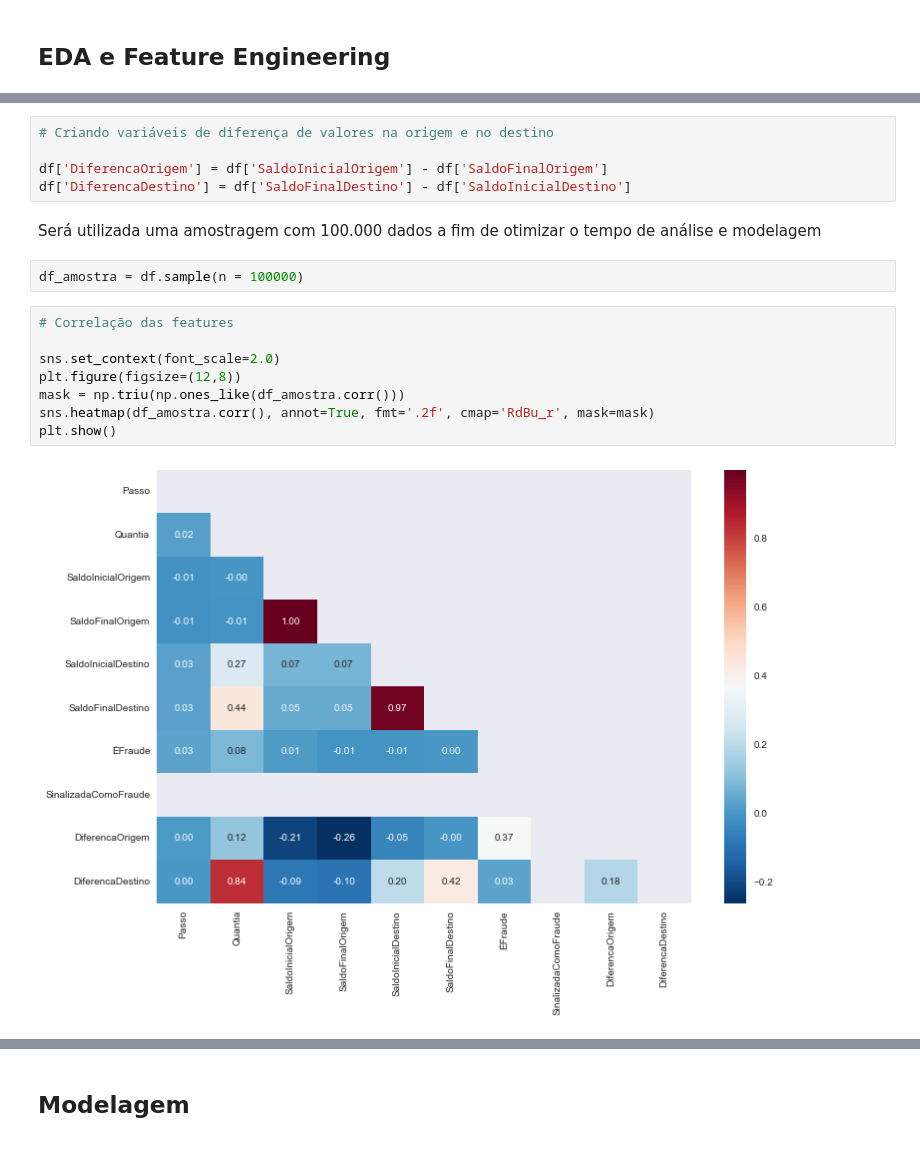
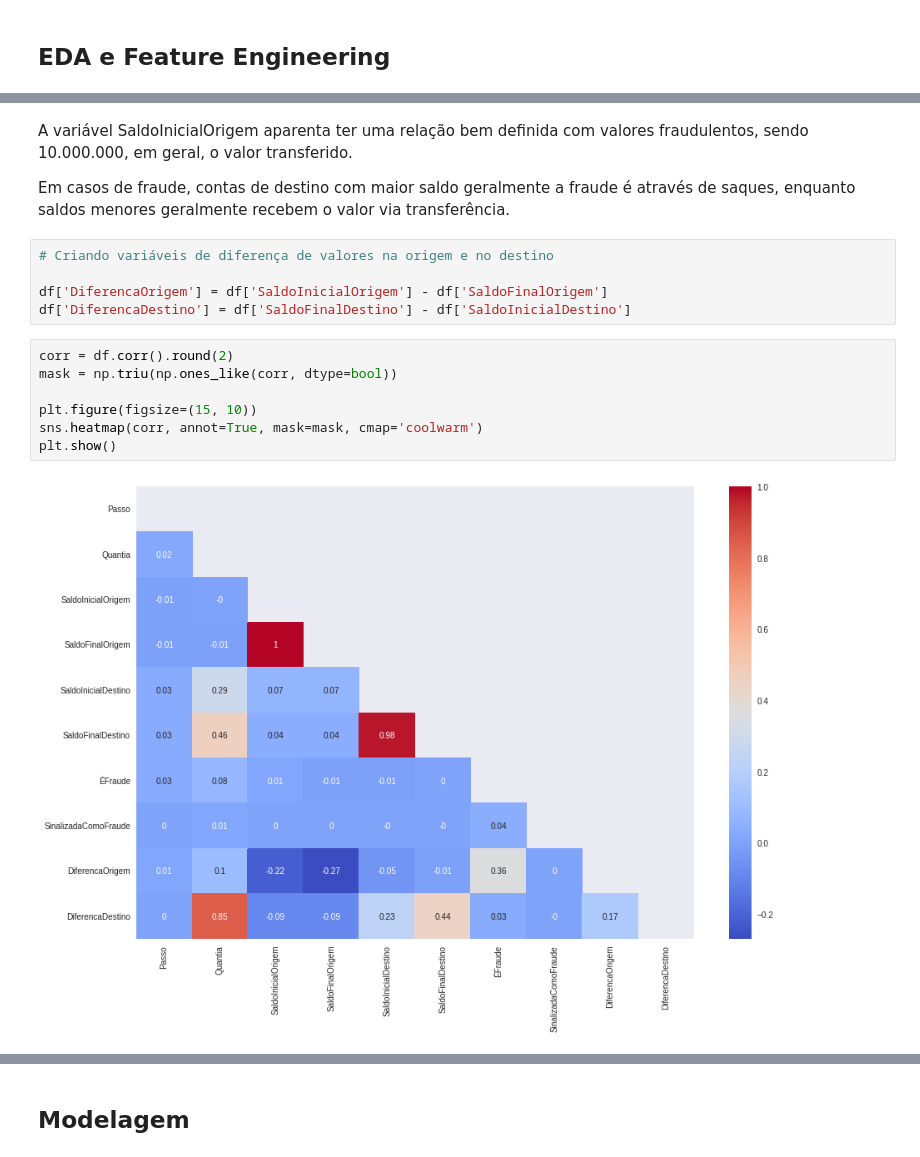
Before and after one commit to nialefs/Desafio-de-classificacao-Tera, a Jupyter notebook: Desafio de classificação.ipynb, the cells around one changed output, grey strips where cells are left out. Cells and saved outputs as stored; diff of their text form.

```diff
--- a/Desafio de classificação.ipynb
+++ b/Desafio de classificação.ipynb
@@ -76,19 +193,18 @@ memory usage: 534.0+ MB
+# %% [markdown]
+A variável SaldoInicialOrigem aparenta ter uma relação bem definida com valores fraudulentos, sendo 10.000.000, em geral, o valor transferido.
+
+Em casos de fraude, contas de destino com maior saldo geralmente a fraude é através de saques, enquanto saldos menores geralmente recebem o valor via transferência.
 # %%
 # Criando variáveis de diferença de valores na origem e no destino
 
 df['DiferencaOrigem'] = df['SaldoInicialOrigem'] - df['SaldoFinalOrigem']
 df['DiferencaDestino'] = df['SaldoFinalDestino'] - df['SaldoInicialDestino']
-# %% [markdown]
-Será utilizada uma amostragem com 100.000 dados a fim de otimizar o tempo de análise e modelagem
-# %%
-df_amostra = df.sample(n = 100000)
 # %%
-# Correlação das features
+corr = df.corr().round(2)
+mask = np.triu(np.ones_like(corr, dtype=bool))
 
-sns.set_context(font_scale=2.0)
-plt.figure(figsize=(12,8))
-mask = np.triu(np.ones_like(df_amostra.corr()))
-sns.heatmap(df_amostra.corr(), annot=True, fmt='.2f', cmap='RdBu_r', mask=mask)
+plt.figure(figsize=(15, 10))
+sns.heatmap(corr, annot=True, mask=mask, cmap='coolwarm')
 plt.show()
 # %% [output]
-[figure, old version]
+[figure, new version]
```
Also changed, not shown: parts of 75 cells of this notebook, 1 other file.
